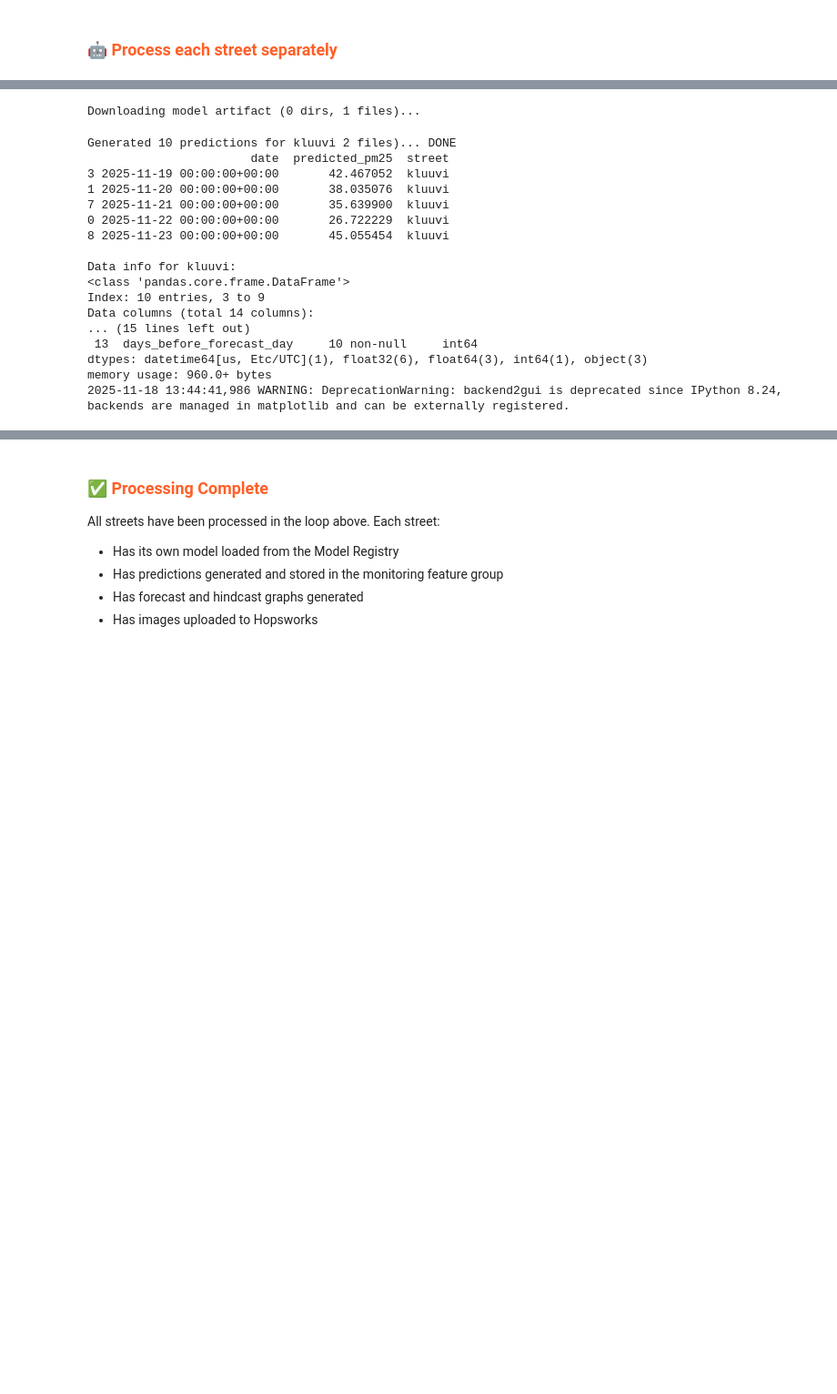
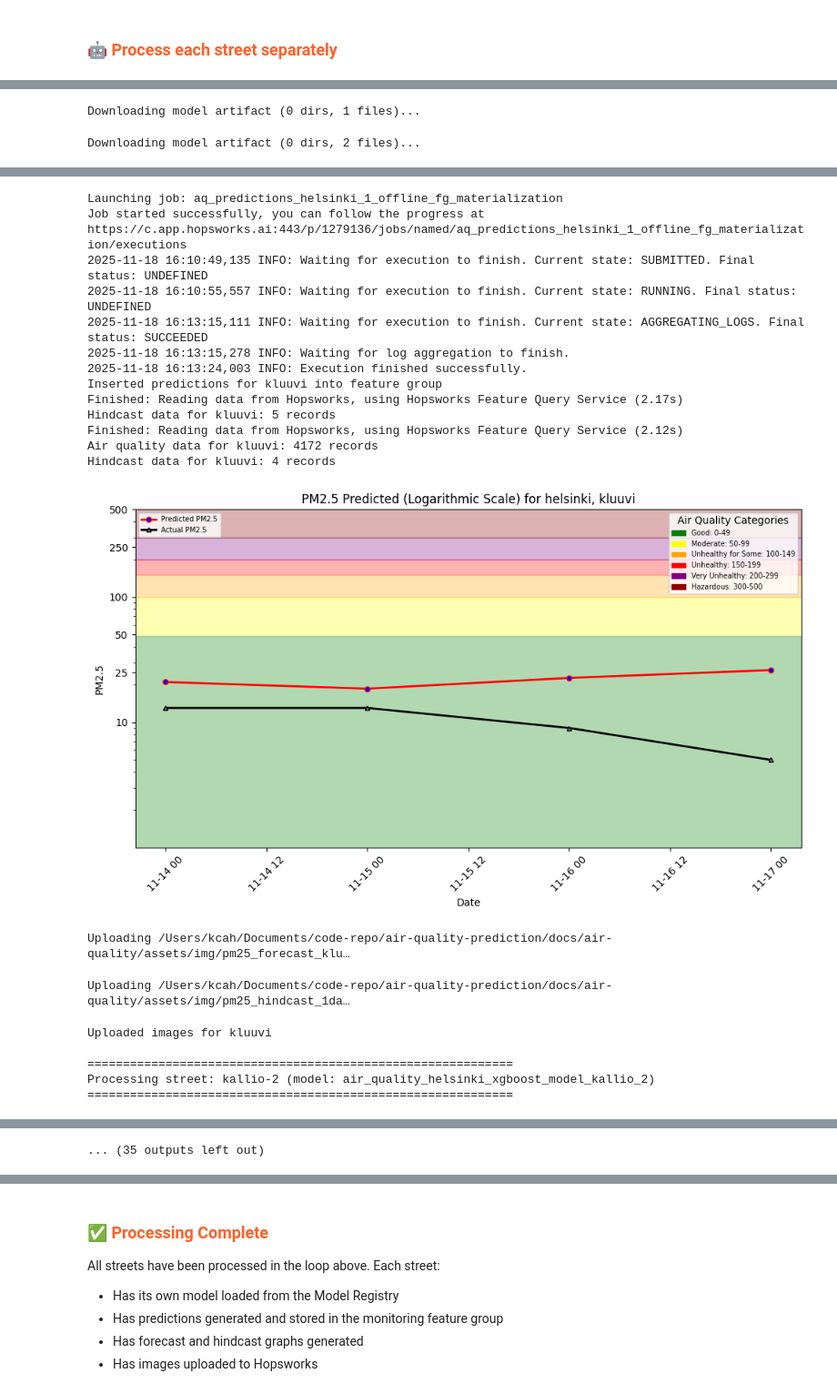
Before and after one commit to vereesmort/air-quality-prediction, a Jupyter notebook: 4_air_quality_batch_inference_bulk.ipynb, the cells around one changed output, grey strips where cells are left out. Shown: that part at 91% size. Saved outputs shown, nothing was run; the diff lists cells and outputs as text; code cells hidden in the pictures; blank space fills up the shorter version.

```diff
--- a/4_air_quality_batch_inference_bulk.ipynb
+++ b/4_air_quality_batch_inference_bulk.ipynb
@@ -206,7 +192,7 @@ for street in unique_streets:
     try:
         retrieved_model = mr.get_model(
             name=model_name,
-            version=1,
+            version=2,
         )
         saved_model_dir = retrieved_model.download()
     except Exception as e:
@@ -217,12 +203,6 @@ for street in unique_streets:
     # Load the XGBoost model
     retrieved_xgboost_model = XGBRegressor()
     model_file = f"{saved_model_dir}/model_{street_safe}.json"
-    if not os.path.exists(model_file):
-        # Try alternative naming
-        model_file = f"{saved_model_dir}/model_{street}.json"
-    if not os.path.exists(model_file):
-        # Try with city name
-        model_file = f"{saved_model_dir}/model_helsinki.json"
 
     retrieved_xgboost_model.load_model(model_file)
 
@@ -265,7 +245,7 @@ for street in unique_streets:
     print(f"Hindcast data for {street}: {len(monitoring_df)} records")
 
     # Get air quality data for this street
-    air_quality_fg = fs.get_feature_group(name='air_quality_lag', version=1)
+    air_quality_fg = fs.get_feature_group(name='air_quality_helsinki', version=1)
     air_quality_df = air_quality_fg.filter(air_quality_fg.street == street).read()
     print(f"Air quality data for {street}: {len(air_quality_df)} records")
 
@@ -307,20 +287,4 @@ print(f"{'='*60}")
 Processing street: kluuvi (model: air_quality_helsinki_xgboost_model_kluuvi)
 ============================================================
 Downloading model artifact (0 dirs, 1 files)...
-Generated 10 predictions for kluuvi 2 files)... DONE
-                       date  predicted_pm25  street
-3 2025-11-19 00:00:00+00:00       42.467052  kluuvi
-1 2025-11-20 00:00:00+00:00       38.035076  kluuvi
-7 2025-11-21 00:00:00+00:00       35.639900  kluuvi
-0 2025-11-22 00:00:00+00:00       26.722229  kluuvi
-8 2025-11-23 00:00:00+00:00       45.055454  kluuvi
-
-Data info for kluuvi:
-<class 'pandas.core.frame.DataFrame'>
-Index: 10 entries, 3 to 9
-Data columns (total 14 columns):
-... (15 lines left out)
- 13  days_before_forecast_day     10 non-null     int64
-dtypes: datetime64[us, Etc/UTC](1), float32(6), float64(3), int64(1), object(3)
-memory usage: 960.0+ bytes
-2025-11-18 13:44:41,986 WARNING: DeprecationWarning: backend2gui is deprecated since IPython 8.24, backends are managed in matplotlib and can be externally registered.
+Downloading model artifact (0 dirs, 2 files)...
@@ -333,0 +310,22 @@ https://c.app.hopsworks.ai:443/p/1279136/jobs/named/aq_predictions_helsinki_1_of
+Launching job: aq_predictions_helsinki_1_offline_fg_materialization
+Job started successfully, you can follow the progress at
+https://c.app.hopsworks.ai:443/p/1279136/jobs/named/aq_predictions_helsinki_1_offline_fg_materialization/executions
+2025-11-18 16:10:49,135 INFO: Waiting for execution to finish. Current state: SUBMITTED. Final status: UNDEFINED
+2025-11-18 16:10:55,557 INFO: Waiting for execution to finish. Current state: RUNNING. Final status: UNDEFINED
+2025-11-18 16:13:15,111 INFO: Waiting for execution to finish. Current state: AGGREGATING_LOGS. Final status: SUCCEEDED
+2025-11-18 16:13:15,278 INFO: Waiting for log aggregation to finish.
+2025-11-18 16:13:24,003 INFO: Execution finished successfully.
+Inserted predictions for kluuvi into feature group
+Finished: Reading data from Hopsworks, using Hopsworks Feature Query Service (2.17s)
+Hindcast data for kluuvi: 5 records
+Finished: Reading data from Hopsworks, using Hopsworks Feature Query Service (2.12s)
+Air quality data for kluuvi: 4172 records
+Hindcast data for kluuvi: 4 records
+[figure, added]
+Uploading /Users/kcah/Documents/code-repo/air-quality-prediction/docs/air-quality/assets/img/pm25_forecast_klu…
+Uploading /Users/kcah/Documents/code-repo/air-quality-prediction/docs/air-quality/assets/img/pm25_hindcast_1da…
+Uploaded images for kluuvi
+
+============================================================
+Processing street: kallio-2 (model: air_quality_helsinki_xgboost_model_kallio_2)
+============================================================
@@ -333,0 +333 @@ https://c.app.hopsworks.ai:443/p/1279136/jobs/named/aq_predictions_helsinki_1_of
+... (35 outputs left out)
```
Also changed, not shown: parts of 18 cells of this notebook, 1 other file.
